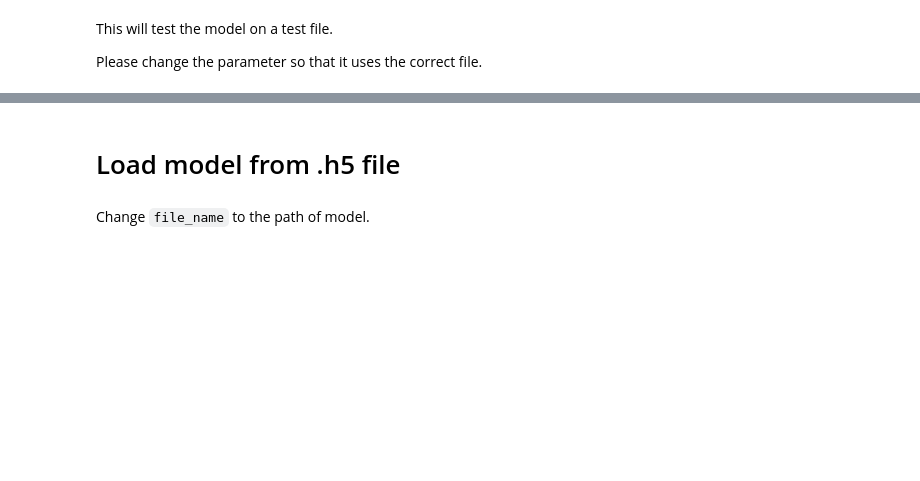
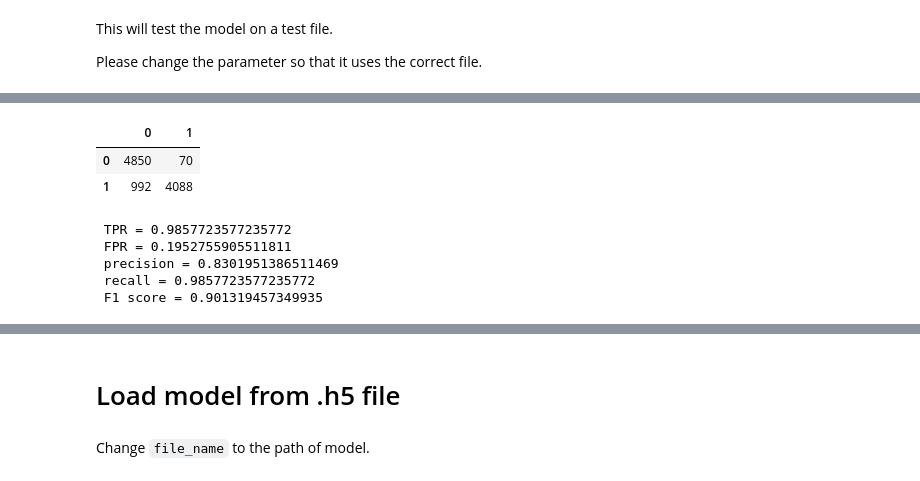
Before and after one commit to caditi97/testingMLmodels, a Jupyter notebook: testingresnet50.ipynb, the cells around one changed output, grey strips where cells are left out. Cells and saved outputs as stored; diff of their text form; code cells hidden in the pictures; blank space fills up the shorter version.

Commit message:
modified calculating confusion matrix

```diff
--- a/testingresnet50.ipynb
+++ b/testingresnet50.ipynb
@@ -210,34 +213,7 @@ def test_model(preds, in_images, test_files, chunk_size=64, shuffle=True):
         print("Test Accuracy:", "{:.3f}".format(avg_accuracy*n_test_events/n_current_events), ", Area under ROC curve:", "{:.3f}".format(avg_auc*n_test_events/n_current_events))
         print(epoch)
 
-    print("+----Confusion Matrix----+")
-    TP = 0
-    FP = 0
-    FN = 0
-    TN = 0
-    for i in range(len(label_all)):
-        if ( (np.argmax(label_all[i],0) == 1) and (np.argmax(preds_all[i],0) == 1) ):
-            TP += 1
-        elif ((np.argmax(label_all[i],0) == 0) and (np.argmax(preds_all[i],0) == 0)):
-            TN += 1
-        elif ((np.argmax(label_all[i],0) == 0) and (np.argmax(preds_all[i],0) == 1)):
-            FN += 1
-        else:
-            FP += 1
-    TPR = TP/(TP+FN)
-    FPR = FP/(FP+TN)
-    print("TP: {0}, FP: {1}".format(TP,FP))
-    print("FN: {0}, TN: {1}".format(FN,TN))
-    print("+------------------------+")
-    print("+------TPR and FPR-------+")
-    print("TPR: {0:.3f}, FPR: {1:.3f}".format(TPR,FPR))
-    print("+------------------------+")
-
-    plot_loss(epoch_list, test_loss_list)
-    plot_acc(epoch_list, test_acc_list)
-    roc_plot(epoch_list, roc_curve)
-
-    return avg_test_loss, avg_accuracy, avg_auc, np.asarray(preds_all).reshape(n_test_events,2), np.asarray(label_all).reshape(n_test_events,2)
+    return epoch_list, test_loss_list, test_acc_list, roc_curve, avg_test_loss, avg_accuracy, avg_auc, np.asarray(preds_all).reshape(n_test_events,2), np.asarray(label_all).reshape(n_test_events,2)
 # %% [markdown]
 * `Input Size`: 64 by 64 image upsampled to 224 * 224 * 3 (224 by 224 channel duplicated 3 times for RGB)
 * `Operations`: resize, padding, conv2d, batchnorm, relu, maxpool
@@ -295,3 +224,5 @@ TPR: 0.983, FPR: 0.170
 This will test the model on a test file.
 
 Please change the parameter so that it uses the correct file.
+# %%
+epoch_list, test_loss_list, test_acc_list, roc_curve, avg_test_loss, avg_accuracy, avg_auc, preds_all, label_all = test_model(output_node, input_node, ['test_file_0.h5'])
@@ -297,0 +254,24 @@ Please change the parameter so that it uses the correct file.
+# %%
+m1_cm = pd.DataFrame(confusion_matrix(np.argmax(label_all, axis=1),np.argmax(preds_all, axis=1)))
+m1_cm
+# %% [output]
+|  | 0 | 1 |
+| 0 | 4850 | 70 |
+| 1 | 992 | 4088 |
+# %%
+TP = m1_cm[0][0]
+FP = m1_cm[0][1]
+FN = m1_cm[1][0]
+TN = m1_cm[1][1]
+TPR = TP / (TP+FN)
+FPR = FP / (FP+TN)
+pre = TP / (TP+FP)
+rec = TP / (TP+FN)
+f1 = 2 * ((pre*rec)/(pre+rec))
+print(f' TPR = {TPR} \n FPR = {FPR} \n precision = {pre} \n recall = {rec} \n F1 score = {f1}')
+# %% [output]
+ TPR = 0.9857723577235772
+ FPR = 0.1952755905511811
+ precision = 0.8301951386511469
+ recall = 0.9857723577235772
+ F1 score = 0.901319457349935
```
Also changed, not shown: parts of 11 cells of this notebook.
